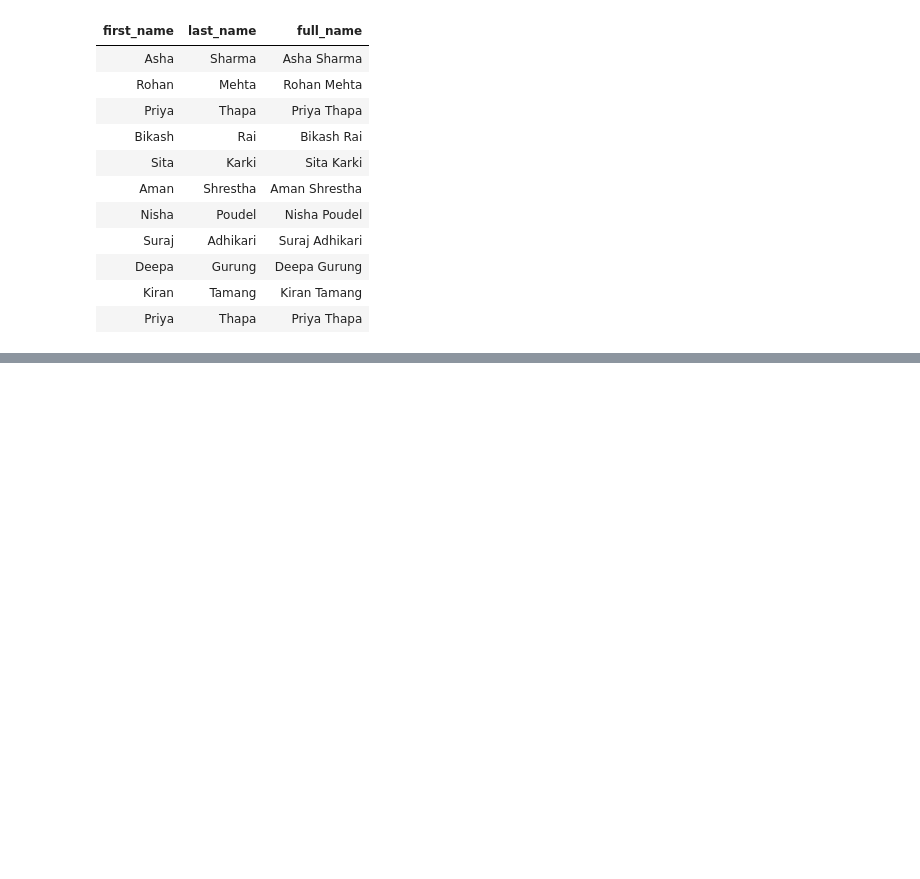
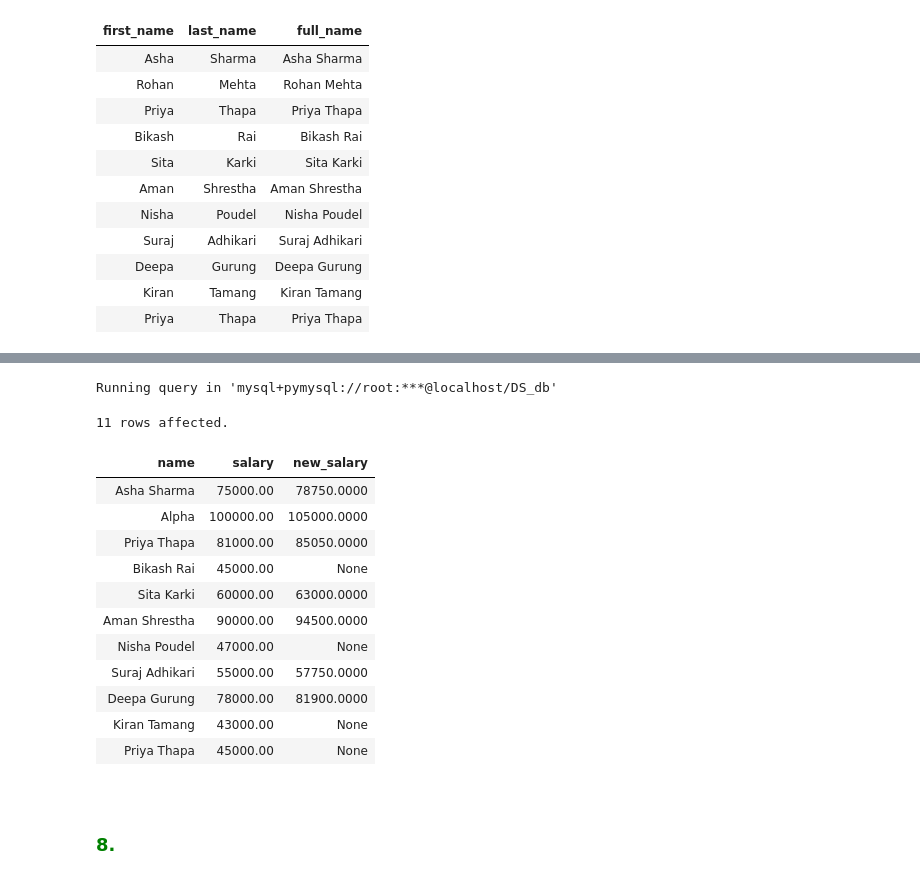
Before and after one commit to Kartika-Nidhi/SQLNotes, a Jupyter notebook: SQLNotes.ipynb, the cells around one changed output, grey strips where cells are left out. Cells and saved outputs as stored; diff of their text form; code cells hidden in the pictures; blank space fills up the shorter version.

```diff
--- a/SQLNotes.ipynb
+++ b/SQLNotes.ipynb
@@ -1154,0 +1186,29 @@ Running query in 'mysql+pymysql://root:***@localhost/DS_db'
+# %%
+%%sql
+
+SELECT name, salary,
+CASE
+    WHEN salary >=50000 THEN salary*1.05
+    WHEN salary BETWEEN 50001 and 75000 THEN salary*1.07
+    WHEN salary >75000 THEN salary*1.08
+END AS 'new_salary'
+FROM employees;
+# %% [output]
+Running query in 'mysql+pymysql://root:***@localhost/DS_db'
+11 rows affected.
+| name | salary | new_salary |
+| Asha Sharma | 75000.00 | 78750.0000 |
+| Alpha | 100000.00 | 105000.0000 |
+| Priya Thapa | 81000.00 | 85050.0000 |
+| Bikash Rai | 45000.00 | None |
+| Sita Karki | 60000.00 | 63000.0000 |
+| Aman Shrestha | 90000.00 | 94500.0000 |
+| Nisha Poudel | 47000.00 | None |
+| Suraj Adhikari | 55000.00 | 57750.0000 |
+| Deepa Gurung | 78000.00 | 81900.0000 |
+| Kiran Tamang | 43000.00 | None |
+| Priya Thapa | 45000.00 | None |
+# %% [markdown]
+<div>
+# %% [markdown]
+<h3 style = "color:green">8.
```
Also changed, not shown: parts of 4 cells of this notebook.
